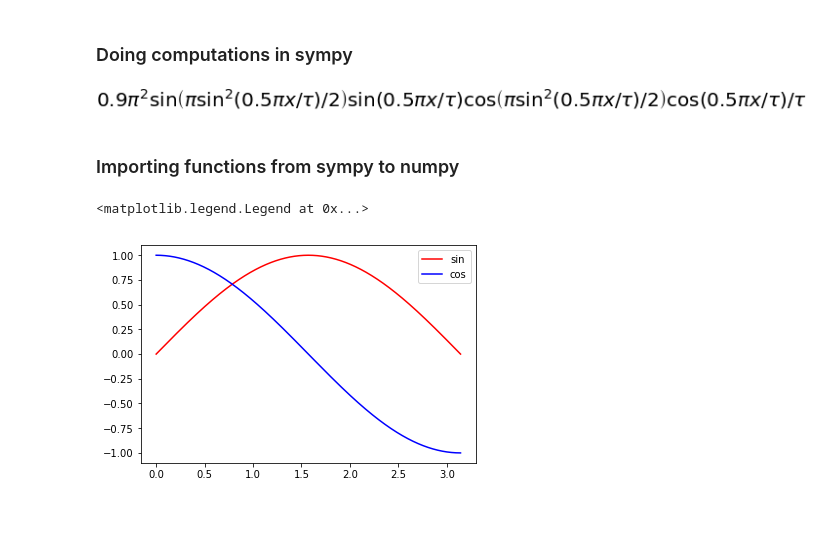
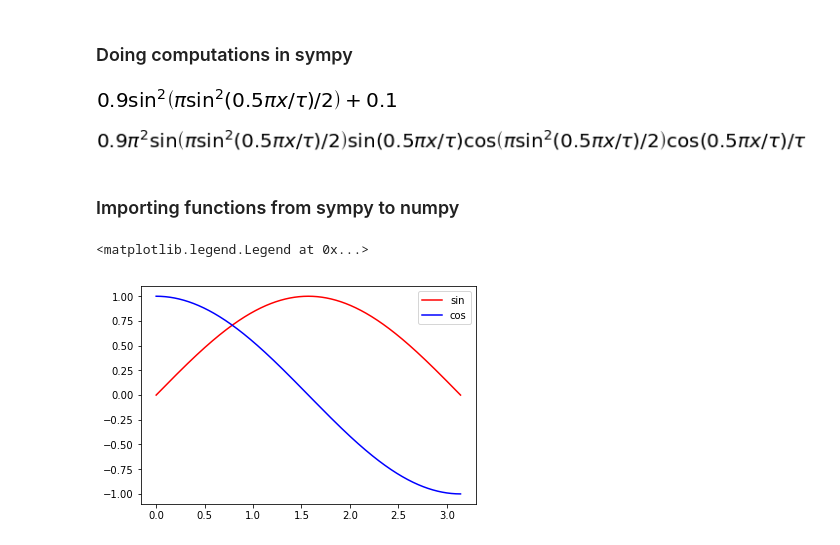
Before and after one commit to alexandreday/counterdiabatic-driving, a Jupyter notebook: codes/CD_driving.ipynb, the cells around one changed output. Saved outputs shown, nothing was run; the diff lists cells and outputs as text; code cells hidden in the pictures; blank space fills up the shorter version.

```diff
--- a/codes/CD_driving.ipynb
+++ b/codes/CD_driving.ipynb
@@ -11,9 +11,12 @@ sp.init_printing(use_unicode=True)
 # %%
 def lambda_fn_sym(t):
     p=np.pi
     lambda_0=0.1
     lambda_f=1.0
     return lambda_0 + (lambda_f-lambda_0)*sp.sin(pi/2*(sp.sin(t*pi/2.0/tau)**2))**2
+lambda_fn_sym(x)
+# %% [output]
+[figure, added]
 # %%
 def dot_lambda_fn_sym(t):
     return sp.diff(lambda_fn_sym(t),t)
```
Also changed, not shown: parts of 7 cells of this notebook, 27 other files.
